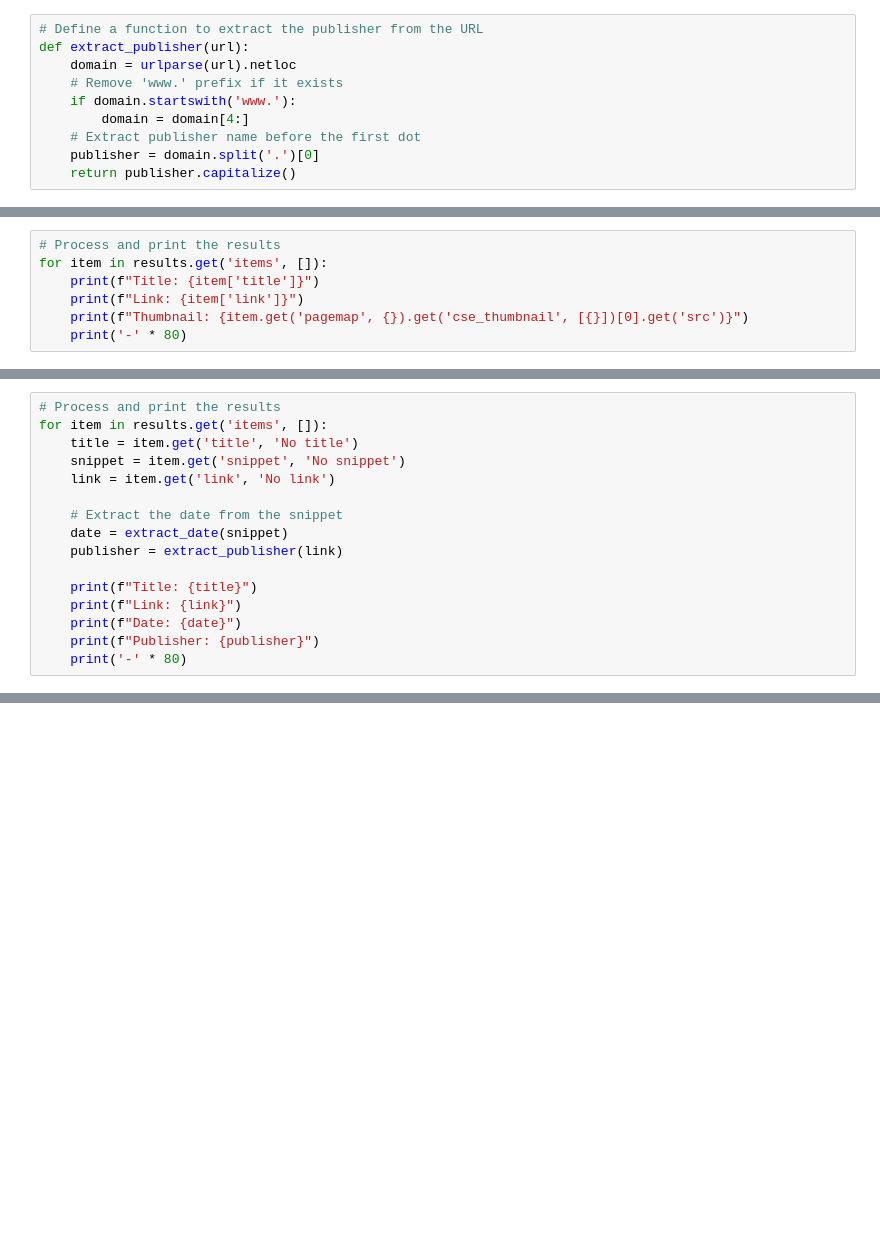
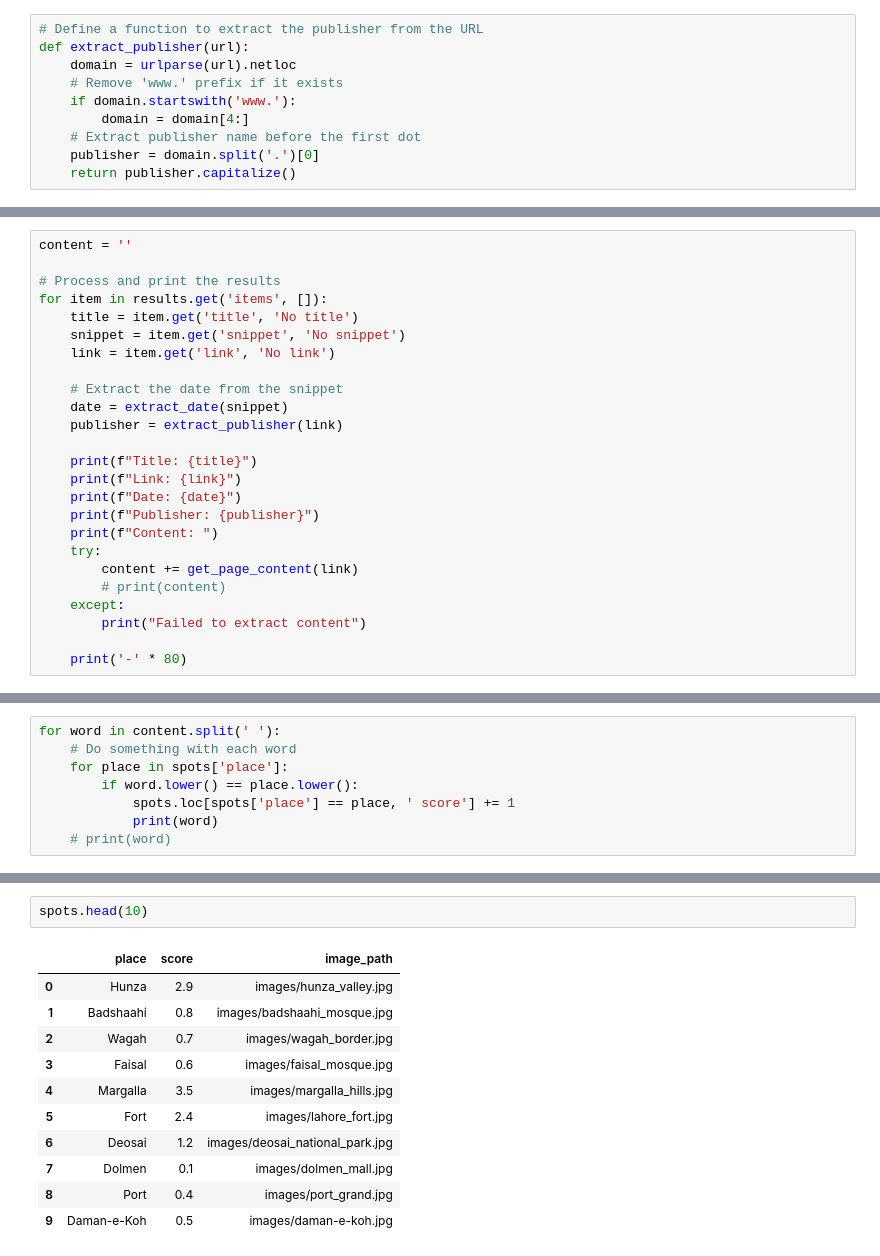
Before and after one commit to MaleekNoob/API-integration, a Jupyter notebook: Google Web Search api.ipynb, the cells around one changed output, grey strips where cells are left out. Cells and saved outputs as stored; diff of their text form; blank space fills up the shorter version.

```diff
--- a/Google Web Search api.ipynb
+++ b/Google Web Search api.ipynb
@@ -52,7 +67,0 @@ results = google_search(search_query, api_key, cse_id, num=4, siteSearch='youtub
-# %%
-# Process and print the results
-for item in results.get('items', []):
-    print(f"Title: {item['title']}")
-    print(f"Link: {item['link']}")
-    print(f"Thumbnail: {item.get('pagemap', {}).get('cse_thumbnail', [{}])[0].get('src')}")
-    print('-' * 80)
@@ -76,4 +68,6 @@ Thumbnail: https://encrypted-tbn0.gstatic.com/images?q=tbn:ANd9GcRcl6uGIKa-LazjW
 # %%
+content = ''
+
 # Process and print the results
 for item in results.get('items', []):
     title = item.get('title', 'No title')
@@ -88,5 +82,12 @@ for item in results.get('items', []):
     print(f"Link: {link}")
     print(f"Date: {date}")
     print(f"Publisher: {publisher}")
+    print(f"Content: ")
+    try:
+        content += get_page_content(link)
+        # print(content)
+    except:
+        print("Failed to extract content")
+
     print('-' * 80)
 # %% [output]
@@ -112,0 +127,8 @@ Publisher: Reddit
+# %%
+for word in content.split(' '):
+    # Do something with each word
+    for place in spots['place']:
+        if word.lower() == place.lower():
+            spots.loc[spots['place'] == place, ' score'] += 1
+            print(word)
+    # print(word)
@@ -112,0 +153,14 @@ Publisher: Reddit
+# %%
+spots.head(10)
+# %% [output]
+|  | place | score | image_path |
+| 0 | Hunza | 2.9 | images/hunza_valley.jpg |
+| 1 | Badshaahi | 0.8 | images/badshaahi_mosque.jpg |
+| 2 | Wagah | 0.7 | images/wagah_border.jpg |
+| 3 | Faisal | 0.6 | images/faisal_mosque.jpg |
+| 4 | Margalla | 3.5 | images/margalla_hills.jpg |
+| 5 | Fort | 2.4 | images/lahore_fort.jpg |
+| 6 | Deosai | 1.2 | images/deosai_national_park.jpg |
+| 7 | Dolmen | 0.1 | images/dolmen_mall.jpg |
+| 8 | Port | 0.4 | images/port_grand.jpg |
+| 9 | Daman-e-Koh | 0.5 | images/daman-e-koh.jpg |
```
Also changed, not shown: parts of 14 cells of this notebook, 2 other files.
